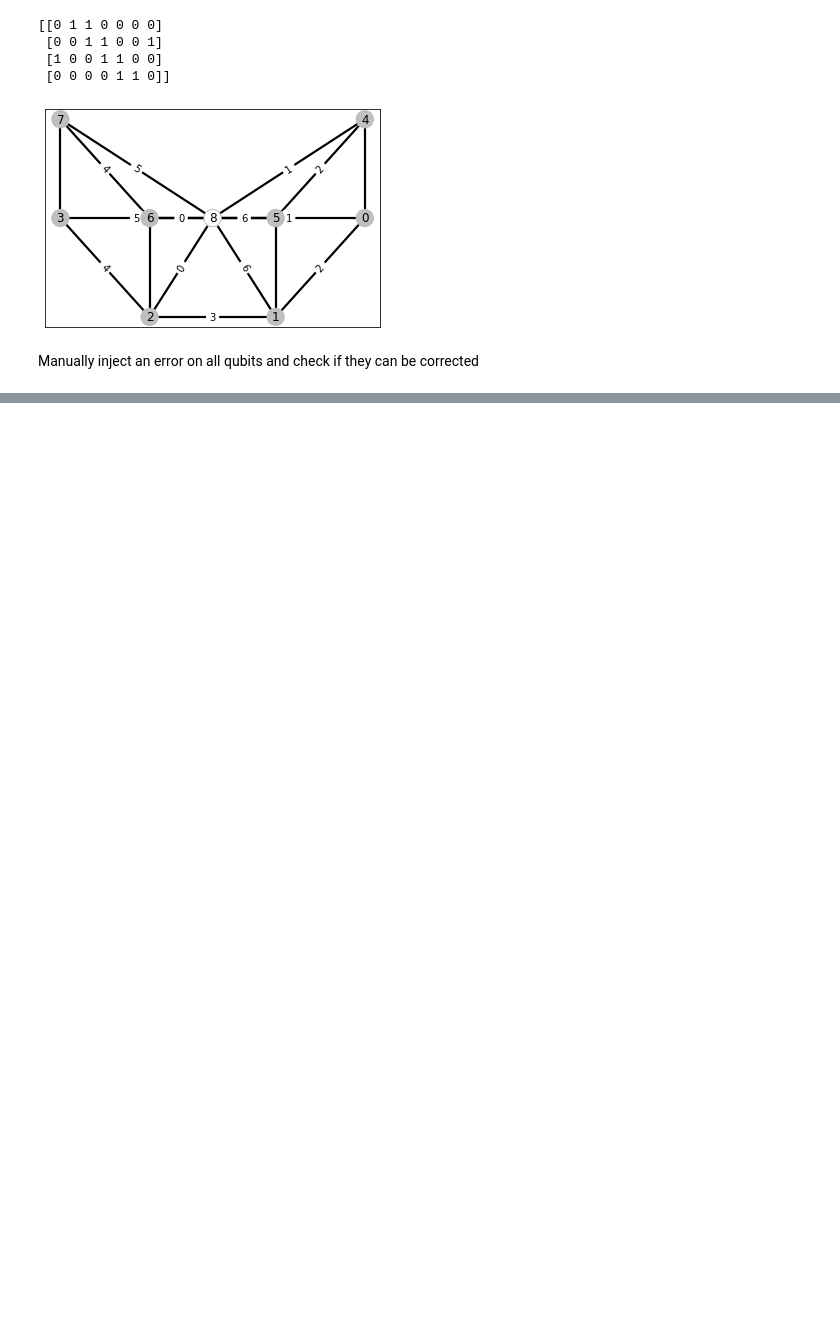
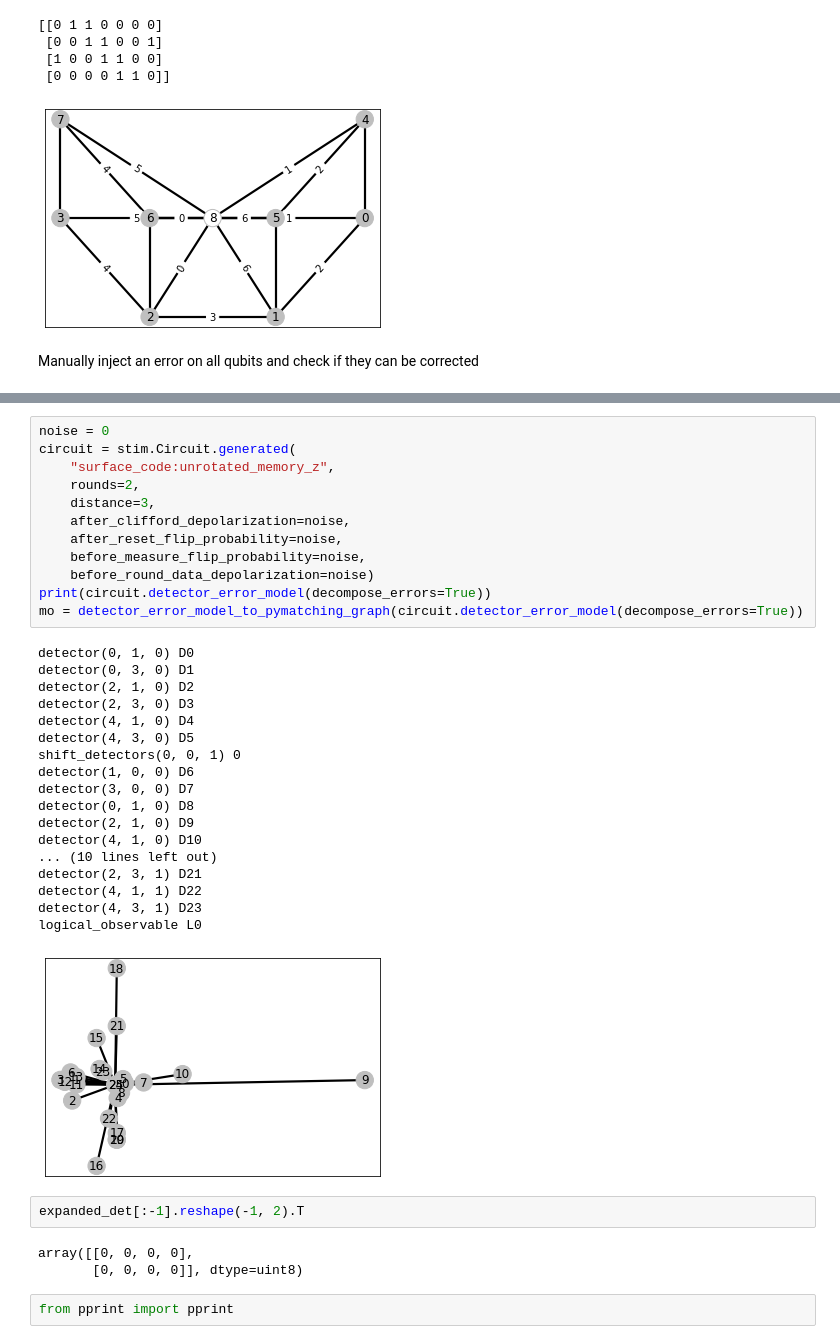
Before and after one commit to liorella/research, a Jupyter notebook: gatelevel/gatelevel_qiskit/examples/stim_tutorial.ipynb, the cells around one changed output, grey strips where cells are left out. Drawn from its saved outputs; the diff is of its cells as text; blank space fills up the shorter version.

Commit message:
stim tutorial with extra information

```diff
--- a/gatelevel/gatelevel_qiskit/examples/stim_tutorial.ipynb
+++ b/gatelevel/gatelevel_qiskit/examples/stim_tutorial.ipynb
@@ -189,0 +448,38 @@ corrected logical state = 0
+# %%
+noise = 0
+circuit = stim.Circuit.generated(
+    "surface_code:unrotated_memory_z",
+    rounds=2,
+    distance=3,
+    after_clifford_depolarization=noise,
+    after_reset_flip_probability=noise,
+    before_measure_flip_probability=noise,
+    before_round_data_depolarization=noise)
+print(circuit.detector_error_model(decompose_errors=True))
+mo = detector_error_model_to_pymatching_graph(circuit.detector_error_model(decompose_errors=True))
+# %% [output]
+detector(0, 1, 0) D0
+detector(0, 3, 0) D1
+detector(2, 1, 0) D2
+detector(2, 3, 0) D3
+detector(4, 1, 0) D4
+detector(4, 3, 0) D5
+shift_detectors(0, 0, 1) 0
+detector(1, 0, 0) D6
+detector(3, 0, 0) D7
+detector(0, 1, 0) D8
+detector(2, 1, 0) D9
+detector(4, 1, 0) D10
+... (10 lines left out)
+detector(2, 3, 1) D21
+detector(4, 1, 1) D22
+detector(4, 3, 1) D23
+logical_observable L0
+[figure, added]
+# %%
+expanded_det[:-1].reshape(-1, 2).T
+# %% [output]
+array([[0, 0, 0, 0],
+       [0, 0, 0, 0]], dtype=uint8)
+# %%
+from pprint import pprint
```
Also changed, not shown: parts of 25 cells of this notebook.
